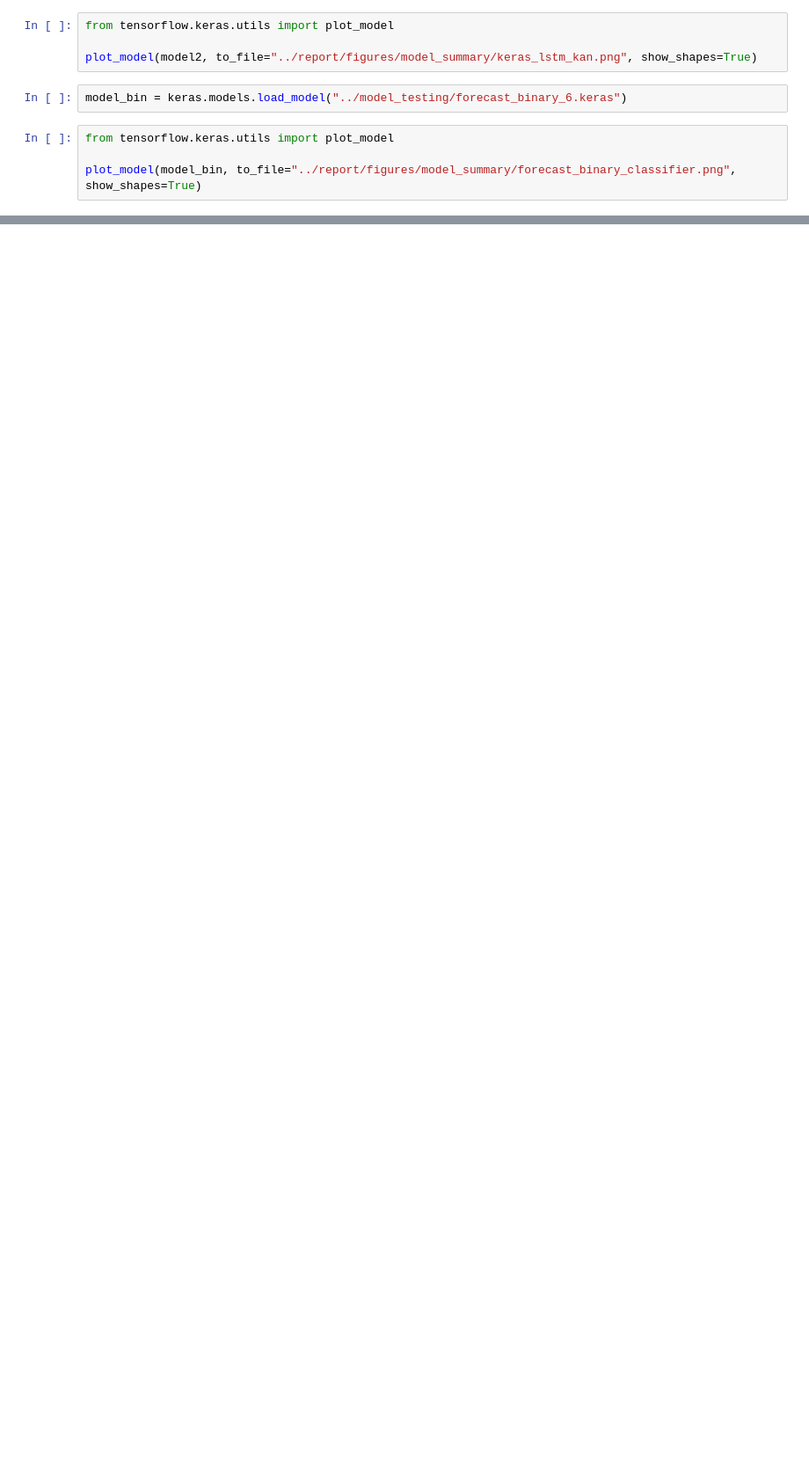
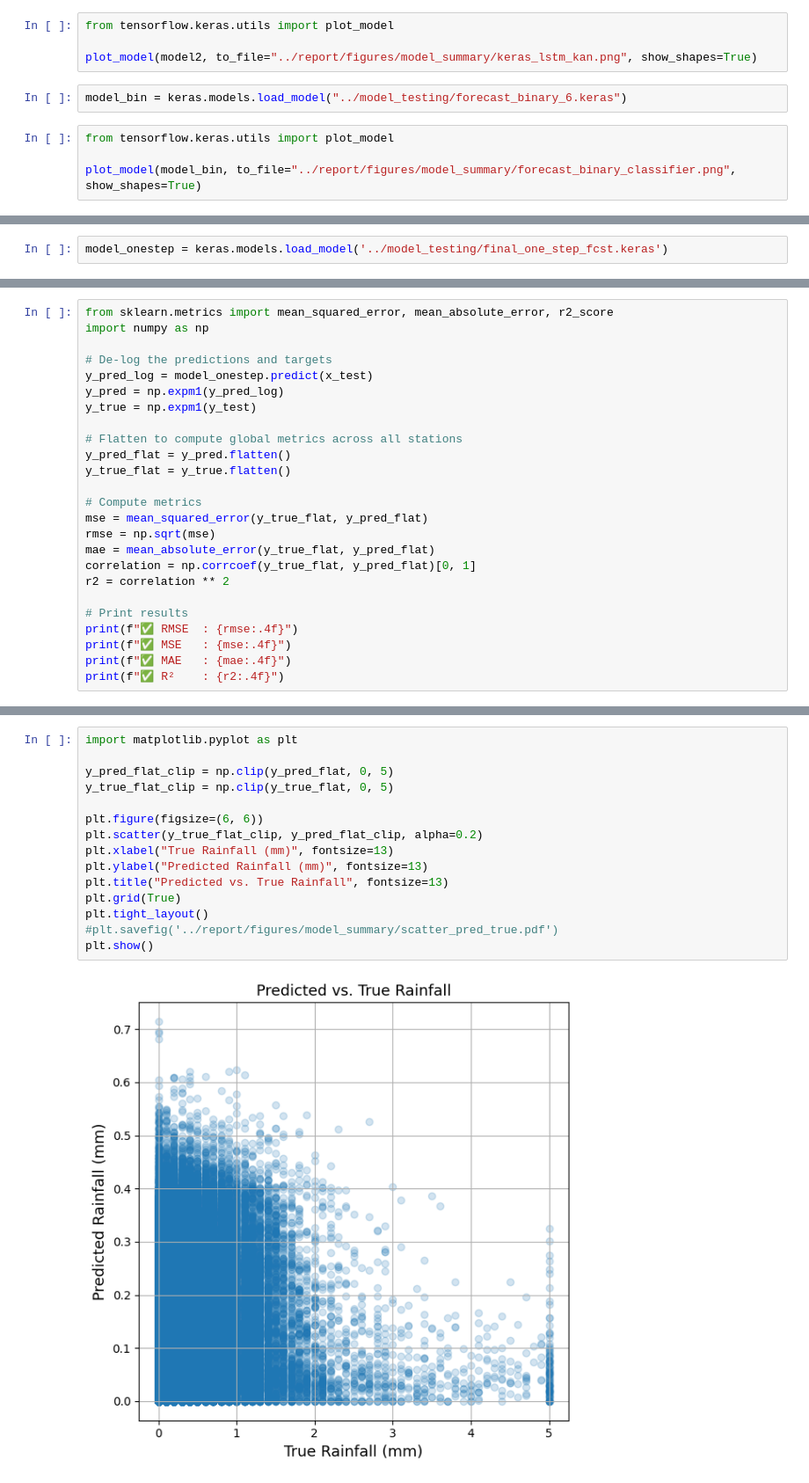
Before and after one commit to Elwin-Freudiger/MeteoThesis, a Jupyter notebook: model_testing/ts_keras.ipynb, the cells around one changed output, grey strips where cells are left out. Shown: that part at 88% size. Saved outputs shown, nothing was run; the diff lists cells and outputs as text; blank space fills up the shorter version.

Commit message:
Clean forecasting model

```diff
--- a/model_testing/ts_keras.ipynb
+++ b/model_testing/ts_keras.ipynb
@@ -409,0 +498,2 @@ plot_model(model_bin, to_file="../report/figures/model_summary/forecast_binary_c
+# %%
+model_onestep = keras.models.load_model('../model_testing/final_one_step_fcst.keras')
@@ -409,0 +502,25 @@ plot_model(model_bin, to_file="../report/figures/model_summary/forecast_binary_c
+# %%
+from sklearn.metrics import mean_squared_error, mean_absolute_error, r2_score
+import numpy as np
+
+# De-log the predictions and targets
+y_pred_log = model_onestep.predict(x_test)
+y_pred = np.expm1(y_pred_log)
+y_true = np.expm1(y_test)
+
+# Flatten to compute global metrics across all stations
+y_pred_flat = y_pred.flatten()
+y_true_flat = y_true.flatten()
+
+# Compute metrics
+mse = mean_squared_error(y_true_flat, y_pred_flat)
+rmse = np.sqrt(mse)
+mae = mean_absolute_error(y_true_flat, y_pred_flat)
+correlation = np.corrcoef(y_true_flat, y_pred_flat)[0, 1]
+r2 = correlation ** 2
+
+# Print results
+print(f"✅ RMSE  : {rmse:.4f}")
+print(f"✅ MSE   : {mse:.4f}")
+print(f"✅ MAE   : {mae:.4f}")
+print(f"✅ R²    : {r2:.4f}")
@@ -409,0 +539,17 @@ plot_model(model_bin, to_file="../report/figures/model_summary/forecast_binary_c
+# %%
+import matplotlib.pyplot as plt
+
+y_pred_flat_clip = np.clip(y_pred_flat, 0, 5)
+y_true_flat_clip = np.clip(y_true_flat, 0, 5)
+
+plt.figure(figsize=(6, 6))
+plt.scatter(y_true_flat_clip, y_pred_flat_clip, alpha=0.2)
+plt.xlabel("True Rainfall (mm)", fontsize=13)
+plt.ylabel("Predicted Rainfall (mm)", fontsize=13)
+plt.title("Predicted vs. True Rainfall", fontsize=13)
+plt.grid(True)
+plt.tight_layout()
+#plt.savefig('../report/figures/model_summary/scatter_pred_true.pdf')
+plt.show()
+# %% [output]
+[figure, added]
```
Also changed, not shown: parts of 16 cells of this notebook, 6 other files.
